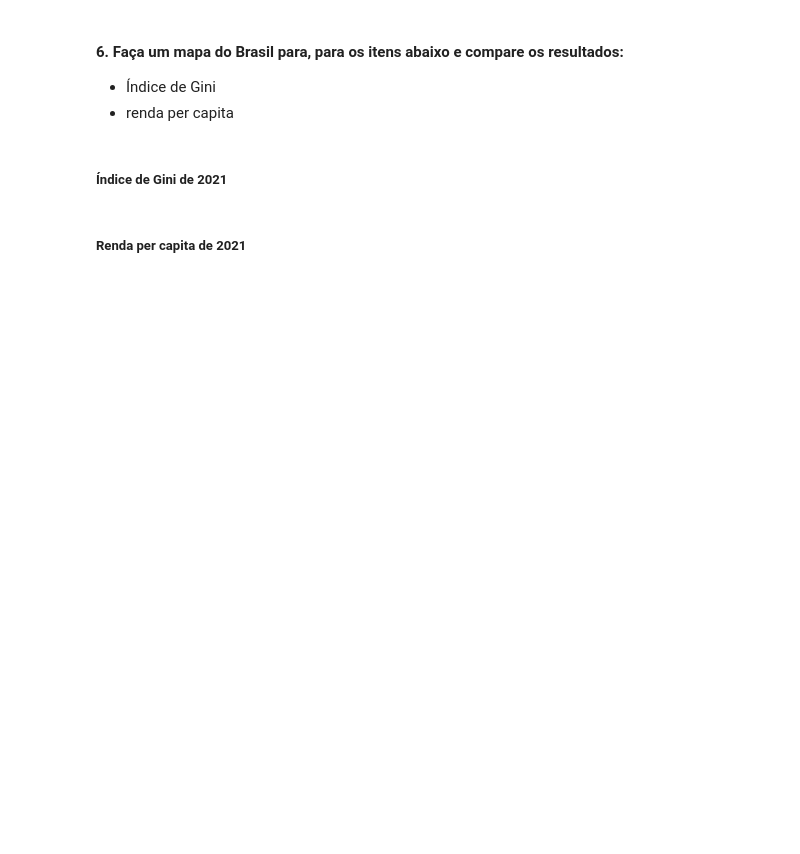
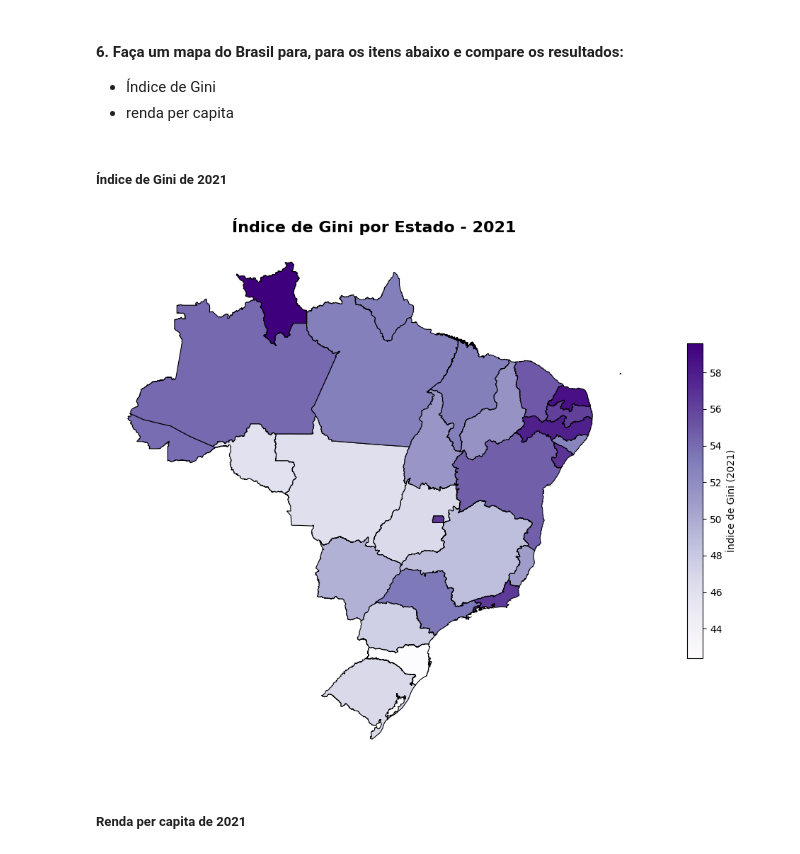
Before and after one commit to meduardajustino/Estudos-Python, a Jupyter notebook: Análise de Dados/Estudo dirigido - Economia regional/Economia Regional - Maria Eduarda Justino.ipynb, the cells around one changed output. Drawn from its saved outputs; the diff is of its cells as text; code cells hidden in the pictures; blank space fills up the shorter version.

```diff
--- a/Análise de Dados/Estudo dirigido - Economia regional/Economia Regional - Maria Eduarda Justino.ipynb
+++ b/Análise de Dados/Estudo dirigido - Economia regional/Economia Regional - Maria Eduarda Justino.ipynb
@@ -423,27 +393,21 @@ plt.show()
 # %%
 indice_gini2021['estado'] = indice_gini2021['estado'].str.strip().str.lower()
 
-indice_gini2021['2021'] = indice_gini2021['2021'].str.replace(',', '.')
+indice_gini2021['2021'] = indice_gini2021['2021'].str.replace('%', '').str.replace(',', '.')
 indice_gini2021['2021'] = pd.to_numeric(indice_gini2021['2021'], errors='coerce')
 mapa = brasil_estados.merge(indice_gini2021, left_on='name', right_on='estado')
 
 fig, ax = plt.subplots(1, 1, figsize=(12, 8))
 mapa.plot(column='2021', cmap='Purples', linewidth=0.8, edgecolor='black', legend=True, ax=ax,
           legend_kwds={'label': 'Índice de Gini (2021)', 'shrink': 0.6})
 
 ax.set_title('Índice de Gini por Estado - 2021', fontsize=16, fontweight='bold')
 ax.axis('off')
 
-# Adicionar os valores sobre os estados
-for idx, row in mapa.iterrows():
-    x = row['geometry'].centroid.x
-    y = row['geometry'].centroid.y
-    if pd.notnull(row['2021']):
-        ax.text(x, y, f"{row['2021']:.3f}", fontsize=8, ha='center', va='center',
-                color='black', bbox=dict(facecolor='white', edgecolor='none', boxstyle='round,pad=0.2', alpha=0.7))
-
 plt.tight_layout()
 plt.show()
+# %% [output]
+[figure, added]
 # %% [markdown]
 ##### Renda per capita de 2021
 # %%
```
Also changed, not shown: parts of 7 cells of this notebook.
